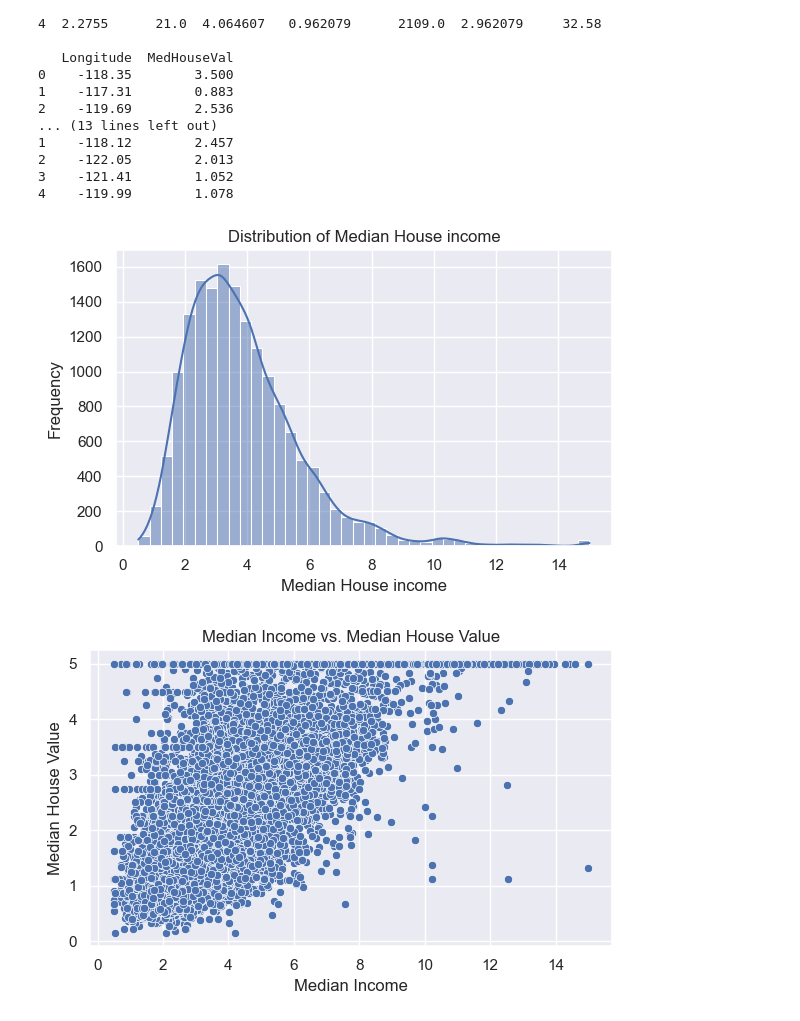
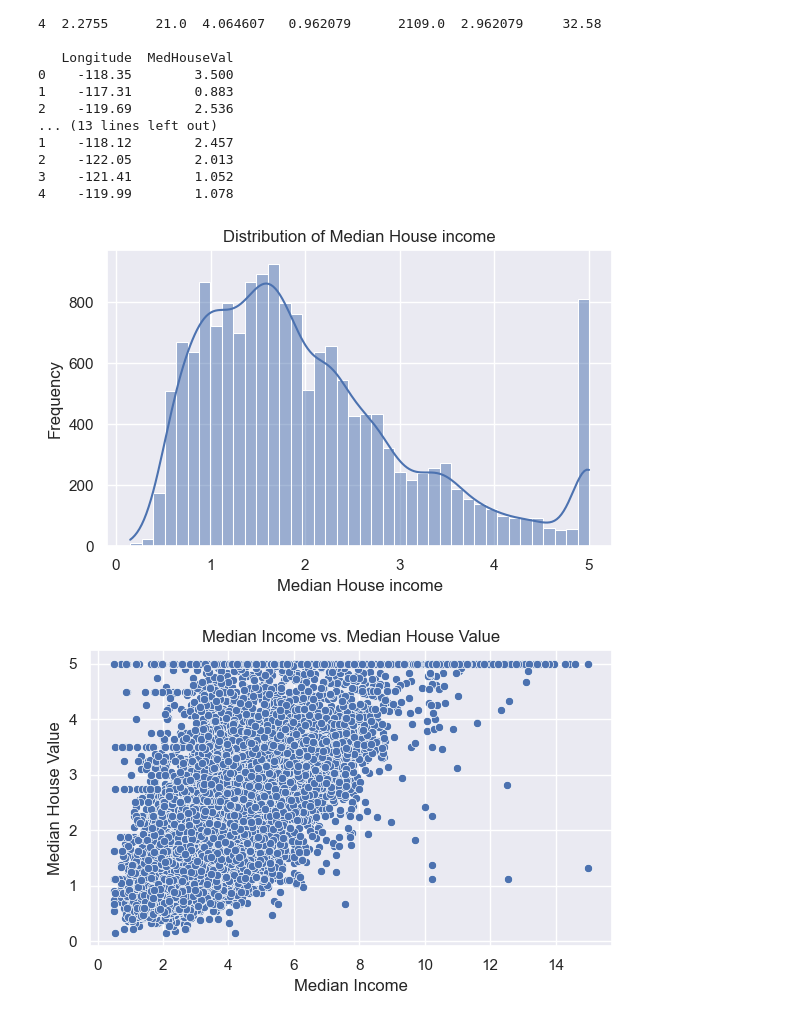
Before and after one commit to afik191/MachineLearningProject, a Jupyter notebook: Assignment2_supervised_learning_flow.ipynb, the cells around one changed output. Drawn from its saved outputs; the diff is of its cells as text; code cells hidden in the pictures.

```diff
--- a/Assignment2_supervised_learning_flow.ipynb
+++ b/Assignment2_supervised_learning_flow.ipynb
@@ -123,19 +119,19 @@ Train Set:
 # %%
 # Plot 1: Distribution of the target variable (Median House Income) - histogram
 
 sns.set(style="darkgrid")
 plt.figure(figsize=(6, 4))
-sns.histplot(train_df['MedInc'], bins=40, kde=True)
+sns.histplot(train_df['MedHouseVal'], bins=40, kde=True)
 plt.title('Distribution of Median House income')
 plt.xlabel('Median House income')
 plt.ylabel('Frequency')
 plt.tight_layout()
 plt.show()
 
 #Purpose: Understand how the target variable (MedHouseIncome) is distributed.
 #Insight: The distribution is left-skewed, indicating that most incomes are valued at mid-to-low range
 # %% [output]
-[figure, old version]
+[figure, new version]
 # %%
 # Plot 2: Scatter plot - Median Income vs. Median House Value
 
```
Also changed, not shown: parts of 8 cells of this notebook.
